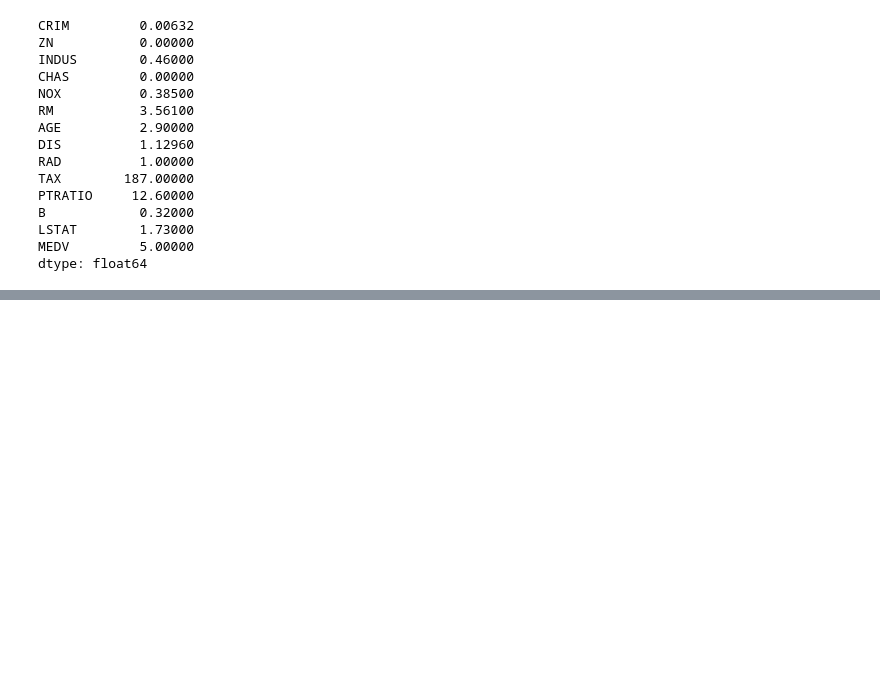
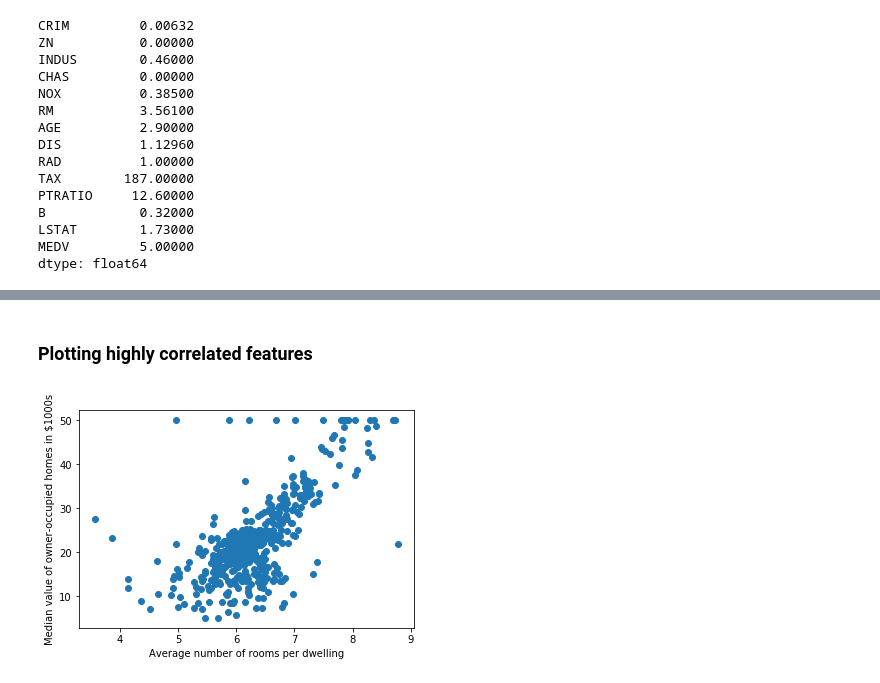
Before and after one commit to parekhjigar/AWS-SageMaker, a Jupyter notebook: HousingPriceAnalysis.ipynb, the cells around one changed output, grey strips where cells are left out. Cells and saved outputs as stored; diff of their text form; code cells hidden in the pictures; blank space fills up the shorter version.

```diff
--- a/HousingPriceAnalysis.ipynb
+++ b/HousingPriceAnalysis.ipynb
@@ -70,0 +160,9 @@ dtype: float64
+# %% [markdown]
+### Plotting highly correlated features
+# %%
+plt.scatter(houseFrame['RM'], houseFrame['MEDV'])
+plt.xlabel('Average number of rooms per dwelling')
+plt.ylabel('Median value of owner-occupied homes in $1000s')
+plt.show()
+# %% [output]
+[figure, added]
```
Also changed, not shown: parts of 14 cells of this notebook.
